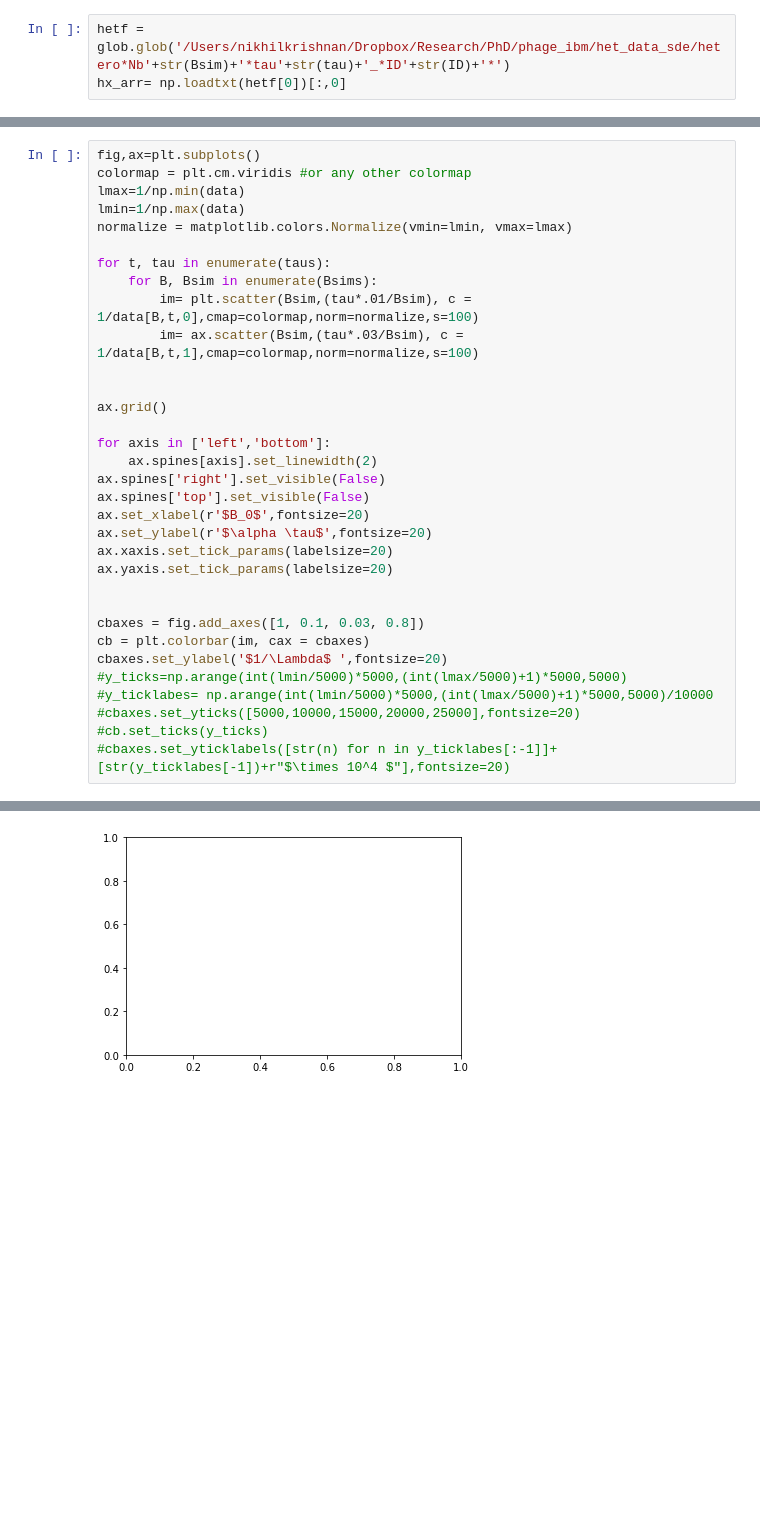
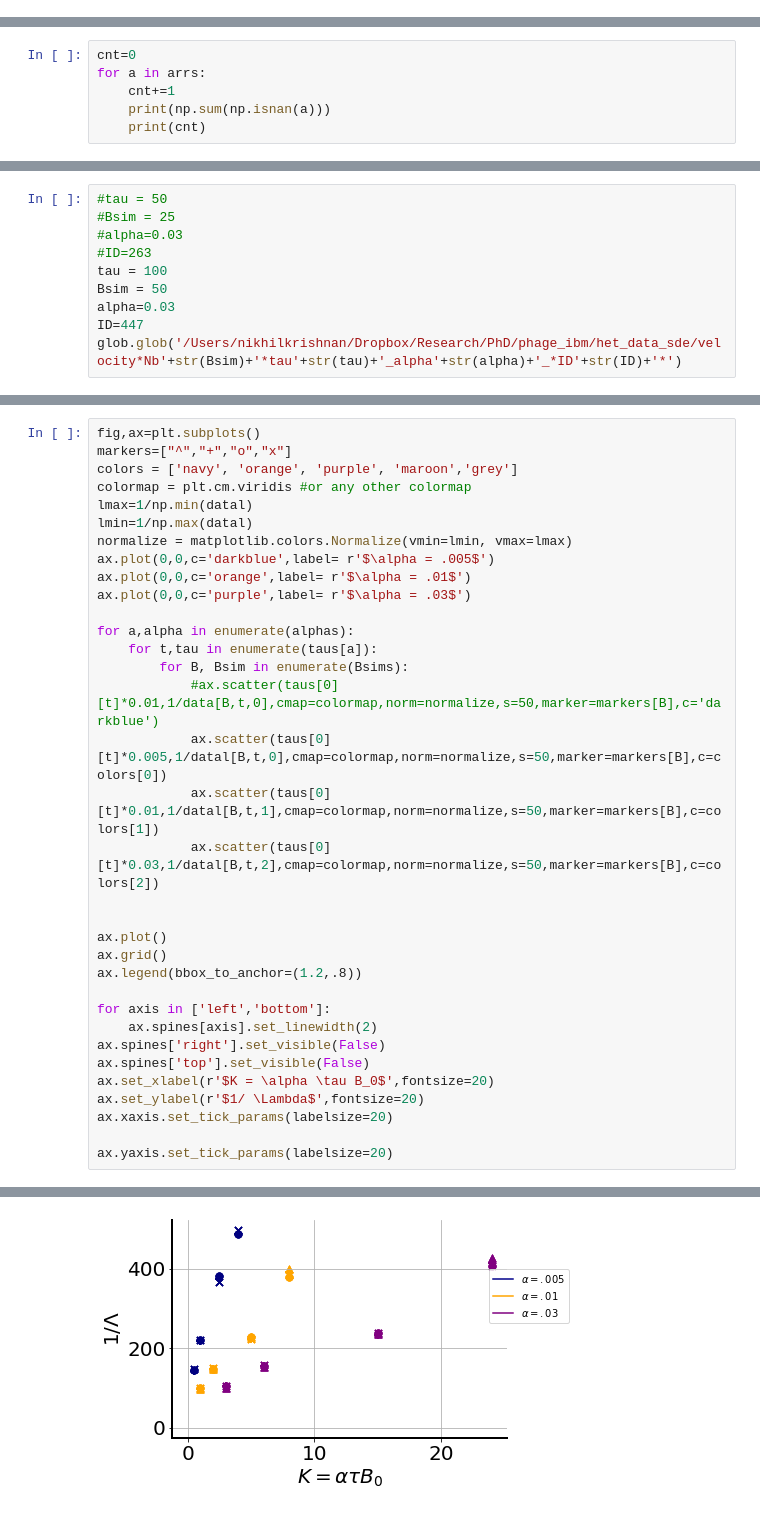
Before and after one commit to nkrishnan94/phage-abm, a Jupyter notebook: Heterozygosity decay - DBM.ipynb, the cells around one changed output, grey strips where cells are left out. Drawn from its saved outputs; the diff is of its cells as text; blank space fills up the shorter version.

```diff
--- a/Heterozygosity decay - DBM.ipynb
+++ b/Heterozygosity decay - DBM.ipynb
@@ -52,3 +0,0 @@ for a, alpha in enumerate(alphas):
-# %%
-hetf = glob.glob('/Users/nikhilkrishnan/Dropbox/Research/PhD/phage_ibm/het_data_sde/hetero*Nb'+str(Bsim)+'*tau'+str(tau)+'_*ID'+str(ID)+'*')
-hx_arr= np.loadtxt(hetf[0])[:,0]
@@ -325,0 +303,6 @@ ValueError: x and y must be the same size
+# %%
+cnt=0
+for a in arrs:
+    cnt+=1
+    print(np.sum(np.isnan(a)))
+    print(cnt)
@@ -325,0 +487,10 @@ ValueError: x and y must be the same size
+# %%
+#tau = 50
+#Bsim = 25
+#alpha=0.03
+#ID=263
+tau = 100
+Bsim = 50
+alpha=0.03
+ID=447
+glob.glob('/Users/nikhilkrishnan/Dropbox/Research/PhD/phage_ibm/het_data_sde/velocity*Nb'+str(Bsim)+'*tau'+str(tau)+'_alpha'+str(alpha)+'_*ID'+str(ID)+'*')
@@ -361,35 +700,36 @@ ValueError: x and y must be the same size
 [figure]
 # %%
 fig,ax=plt.subplots()
+markers=["^","+","o","x"]
+colors = ['navy', 'orange', 'purple', 'maroon','grey']
 colormap = plt.cm.viridis #or any other colormap
-lmax=1/np.min(data)
-lmin=1/np.max(data)
+lmax=1/np.min(datal)
+lmin=1/np.max(datal)
 normalize = matplotlib.colors.Normalize(vmin=lmin, vmax=lmax)
+ax.plot(0,0,c='darkblue',label= r'$\alpha = .005$')
+ax.plot(0,0,c='orange',label= r'$\alpha = .01$')
+ax.plot(0,0,c='purple',label= r'$\alpha = .03$')
 
-for t, tau in enumerate(taus):
-    for B, Bsim in enumerate(Bsims):
-        im= plt.scatter(Bsim,(tau*.01/Bsim), c = 1/data[B,t,0],cmap=colormap,norm=normalize,s=100)
-        im= ax.scatter(Bsim,(tau*.03/Bsim), c = 1/data[B,t,1],cmap=colormap,norm=normalize,s=100)
+for a,alpha in enumerate(alphas):
+    for t,tau in enumerate(taus[a]):
+        for B, Bsim in enumerate(Bsims):
+            #ax.scatter(taus[0][t]*0.01,1/data[B,t,0],cmap=colormap,norm=normalize,s=50,marker=markers[B],c='darkblue')
+            ax.scatter(taus[0][t]*0.005,1/datal[B,t,0],cmap=colormap,norm=normalize,s=50,marker=markers[B],c=colors[0])
+            ax.scatter(taus[0][t]*0.01,1/datal[B,t,1],cmap=colormap,norm=normalize,s=50,marker=markers[B],c=colors[1])
+            ax.scatter(taus[0][t]*0.03,1/datal[B,t,2],cmap=colormap,norm=normalize,s=50,marker=markers[B],c=colors[2])
 
 
+ax.plot()
 ax.grid()
+ax.legend(bbox_to_anchor=(1.2,.8))
 
 for axis in ['left','bottom']:
     ax.spines[axis].set_linewidth(2)
 ax.spines['right'].set_visible(False)
 ax.spines['top'].set_visible(False)
-ax.set_xlabel(r'$B_0$',fontsize=20)
-ax.set_ylabel(r'$\alpha \tau$',fontsize=20)
+ax.set_xlabel(r'$K = \alpha \tau B_0$',fontsize=20)
+ax.set_ylabel(r'$1/ \Lambda$',fontsize=20)
 ax.xaxis.set_tick_params(labelsize=20)
+
 ax.yaxis.set_tick_params(labelsize=20)
-
-
-cbaxes = fig.add_axes([1, 0.1, 0.03, 0.8])
-cb = plt.colorbar(im, cax = cbaxes)
-cbaxes.set_ylabel('$1/\Lambda$ ',fontsize=20)
-#y_ticks=np.arange(int(lmin/5000)*5000,(int(lmax/5000)+1)*5000,5000)
-#y_ticklabes= np.arange(int(lmin/5000)*5000,(int(lmax/5000)+1)*5000,5000)/10000
-#cbaxes.set_yticks([5000,10000,15000,20000,25000],fontsize=20)
-#cb.set_ticks(y_ticks)
-#cbaxes.set_yticklabels([str(n) for n in y_ticklabes[:-1]]+[str(y_ticklabes[-1])+r"$\times 10^4 $"],fontsize=20)
 # %% [output]
@@ -397,4 +736,4 @@ ValueError: x and y must be the same size
-[figure, old version]
+[figure, new version]
 # %%
 fig,ax=plt.subplots()
 markers=["^","+","o","x"]
```
Also changed, not shown: parts of 71 cells of this notebook, 17 other files.
